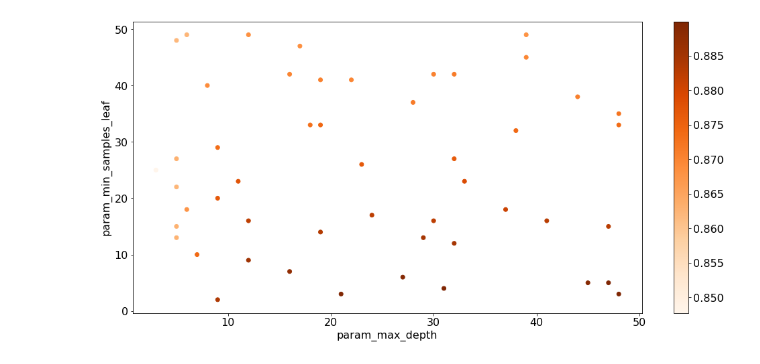
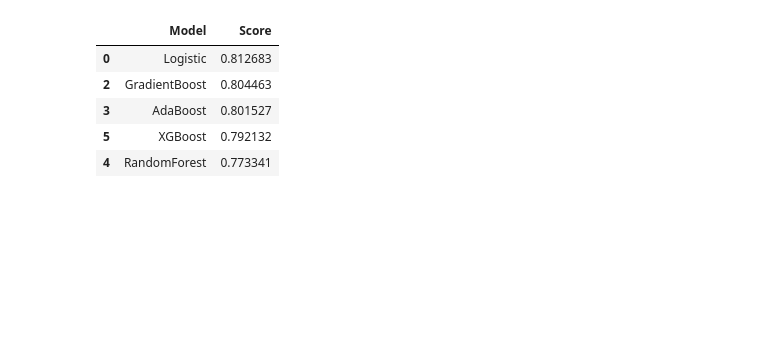
Before and after one commit to andre03051/DataCamp, a Jupyter notebook: K_Competition - Spaceship Titanic/Spaceship TItanic.ipynb, the cells around one changed output. Cells and saved outputs as stored; diff of their text form; code cells hidden in the pictures; blank space fills up the shorter version.

```diff
--- a/K_Competition - Spaceship Titanic/Spaceship TItanic.ipynb
+++ b/K_Competition - Spaceship Titanic/Spaceship TItanic.ipynb
@@ -61,0 +167,14 @@ train.dropna(inplace=True)
+# %%
+# Correct data types
+train = train.astype({
+    "Group": int,
+    "GroupNumber": int,
+    "CryoSleep":int,
+    "VIP":int,
+    "Transported":int
+})
+
+# Create some dummies
+train = pd.get_dummies(train, drop_first = True)
+
+train.head()
@@ -66,79 +192,40 @@ y = train['Transported']
 
 # Traing, test, and split
 X_train, X_test, y_train, y_test = train_test_split(X, y, test_size=.2, random_state=123)
 
 # Create classifiers
-lr = LogisticRegression()
+lr = LogisticRegression(max_iter = 500)
 gnb = GaussianNB()
 ada = AdaBoostClassifier()
 grb = GradientBoostingClassifier()
 rfc = RandomForestClassifier()
+xgbc = xgb.XGBClassifier(objective='binary:logistic', use_label_encoder=False, eval_metric = 'logloss')
 
 clf_list = [
     (lr, "Logistic"),
     (gnb, "NaiveBayes"),
     (grb, 'GradientBoost'),
     (ada, 'AdaBoost'),
     (rfc, "RandomForest"),
+    (xgbc, 'XGBoost')
 ]
 
 s = []
 m = []
 for i, (clf, name) in enumerate(clf_list):
     p = clf.fit(X_train, y_train).predict_proba(X_test)[:,1]
     s.append(accuracy_score(y_test, p.round()))
     m.append(name)
 
 modelSelection = pd.DataFrame(m, columns=['Model'])
 modelSelection['Score'] = s
 modelSelection.sort_values("Score", inplace=True, ascending=False)
 
 modelSelection.head()
+# %% [output]
+|  | Model | Score |
+| 0 | Logistic | 0.812683 |
+| 2 | GradientBoost | 0.804463 |
+| 3 | AdaBoost | 0.801527 |
+| 5 | XGBoost | 0.792132 |
+| 4 | RandomForest | 0.773341 |
-# %%
-# Create a Random Forest Classifier with specified criterion
-rf_class = RandomForestClassifier(criterion='entropy')
-
-# Create the parameter grid
-param_grid = {
-    'max_depth': list(range(3,50)),
-    'min_samples_leaf': list(range(2,50))
-}
-
-# Create a random search object
-random_RF_class = RandomizedSearchCV(
-    estimator = RandomForestClassifier(criterion='entropy'),
-    param_distributions = param_grid,
-    n_iter = 50,
-    scoring='roc_auc',
-    n_jobs=4,
-    cv = 5,
-    refit=True,
-    return_train_score = True
-)
-
-# Fit to the training data
-random_RF_class.fit(X_train, y_train).predict(X_test)
-
-# Visualize the results of the param grid search
-rfHeat = pd.DataFrame(random_RF_class.cv_results_['param_max_depth'].tolist(), columns = ['max_depth'])
-rfHeat['min_samples_leaf'] = random_RF_class.cv_results_['param_min_samples_leaf'].tolist()
-rfHeat['score'] = random_RF_class.cv_results_['mean_test_score'].tolist()
-
-rfHeat = pd.DataFrame(random_RF_class.cv_results_)
-rfHeat = rfHeat[["param_max_depth", "param_min_samples_leaf", "mean_test_score"]]
-
-plt.rc('font', size=16)
-plt.figure(figsize = (14,6))
-plt.scatter(
-    data = rfHeat,
-    x = 'param_max_depth',
-    y = 'param_min_samples_leaf',
-    c = 'mean_test_score',
-    cmap = 'Oranges'
-)
-plt.xlabel('param_max_depth')
-plt.ylabel('param_min_samples_leaf')
-plt.colorbar()
-plt.show()
-# %% [output]
-[figure, removed]
```
Also changed, not shown: parts of 15 cells of this notebook, 1 other file.
